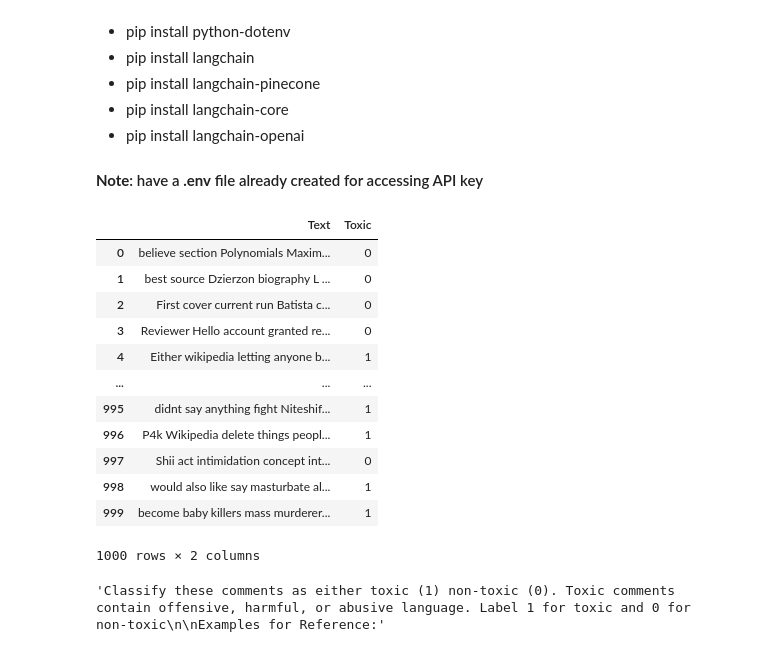
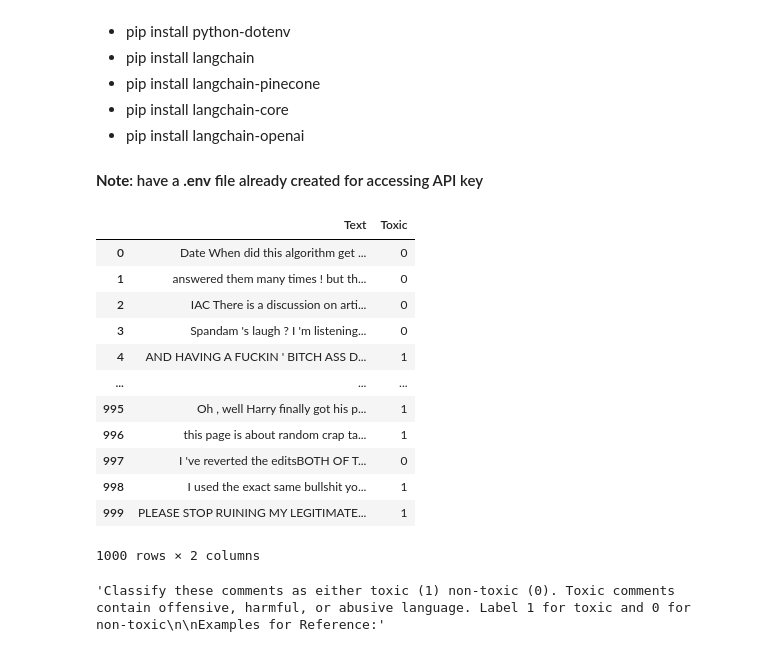
Before and after one commit to dodsoneatwit/ToxicityDetectionLLMThesis, a Jupyter notebook: lib/models/GPT 3.5 Turbo 0125/rag_fine_tuned_accuracy.ipynb, the cells around one changed output. Saved outputs shown, nothing was run; the diff lists cells and outputs as text; code cells hidden in the pictures.

```diff
--- a/lib/models/GPT 3.5 Turbo 0125/rag_fine_tuned_accuracy.ipynb
+++ b/lib/models/GPT 3.5 Turbo 0125/rag_fine_tuned_accuracy.ipynb
@@ -34,22 +34,22 @@ from sklearn.metrics import confusion_matrix, ConfusionMatrixDisplay
 #### <b>Note</b>: have a <b>.env</b> file already created for accessing API key
 # %%
 # retrieving dataset utilized for evaluation
-df = pd.read_csv('../../data/csv/toxic_classification_evaluation_set.csv')
+df = pd.read_csv('../../data/csv/semi_toxic_classification_evaluation_set.csv')
 df['Toxic'] = df['Toxic'].apply(lambda x: str(int(x)))
 df
 # %% [output]
 |  | Text | Toxic |
-| 0 | believe section Polynomials Maxim... | 0 |
-| 1 | best source Dzierzon biography L ... | 0 |
-| 2 | First cover current run Batista c... | 0 |
-| 3 | Reviewer Hello account granted re... | 0 |
-| 4 | Either wikipedia letting anyone b... | 1 |
+| 0 | Date When did this algorithm get ... | 0 |
+| 1 | answered them many times ! but th... | 0 |
+| 2 | IAC There is a discussion on arti... | 0 |
+| 3 | Spandam 's laugh ? I 'm listening... | 0 |
+| 4 | AND HAVING A FUCKIN ' BITCH ASS D... | 1 |
 | ... | ... | ... |
-| 995 | didnt say anything fight Niteshif... | 1 |
-| 996 | P4k Wikipedia delete things peopl... | 1 |
-| 997 | Shii act intimidation concept int... | 0 |
-| 998 | would also like say masturbate al... | 1 |
-| 999 | become baby killers mass murderer... | 1 |
+| 995 | Oh , well Harry finally got his p... | 1 |
+| 996 | this page is about random crap ta... | 1 |
+| 997 | I 've reverted the editsBOTH OF T... | 0 |
+| 998 | I used the exact same bullshit yo... | 1 |
+| 999 | PLEASE STOP RUINING MY LEGITIMATE... | 1 |
 1000 rows × 2 columns
 # %%
 # retrieving API Key from OpenAI platform
```
Also changed, not shown: parts of 15 cells of this notebook, 25 other files.
